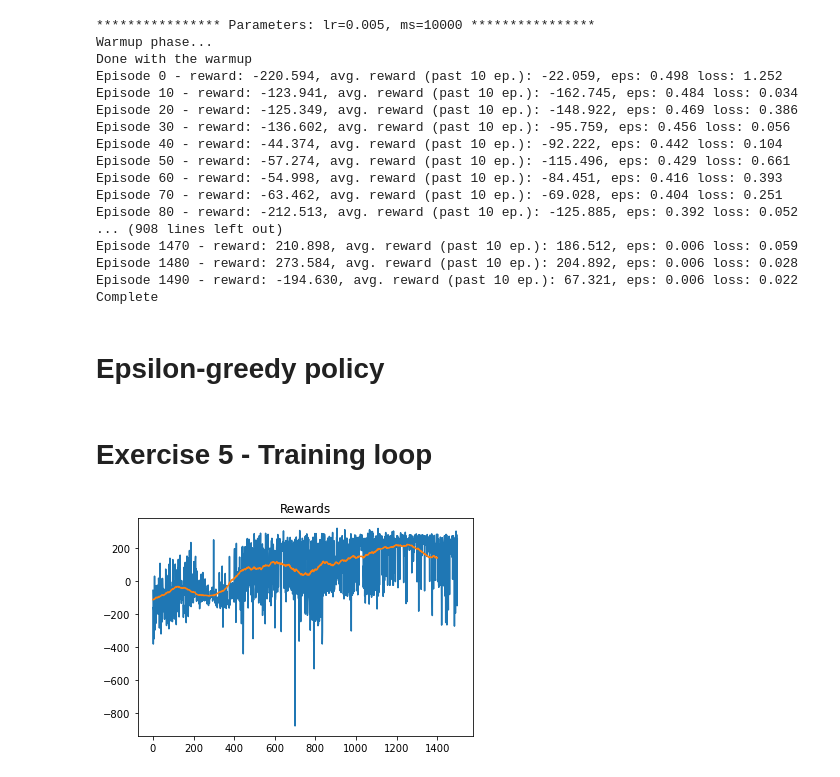
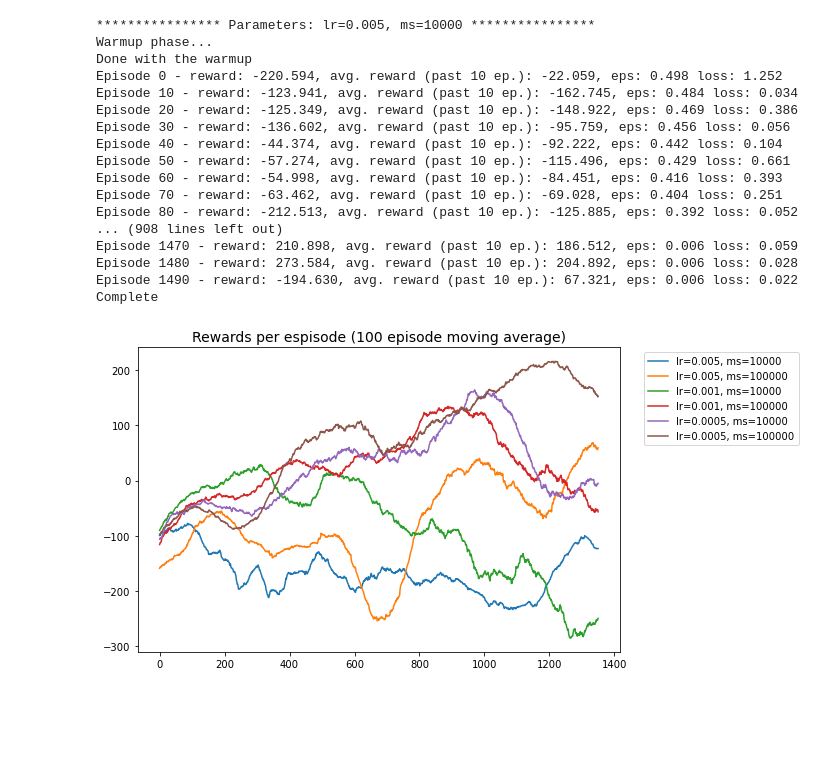
Before and after one commit to sddiener/DRL_coursework, a Jupyter notebook: Task_2_DQN/DQN Manual HP.ipynb, the cells around one changed output. Cells and saved outputs as stored; diff of their text form; code cells hidden in the pictures; blank space fills up the shorter version.

Commit message:
HP visualization DQN

```diff
--- a/Task_2_DQN/DQN Manual HP.ipynb
+++ b/Task_2_DQN/DQN Manual HP.ipynb
@@ -280,16 +280,20 @@ Complete
 # save data_list
 with open('data_list.pkl', 'wb') as f:
     pkl.dump(data_list, f)
-# %% [markdown]
-# Epsilon-greedy policy
-# %% [markdown]
-# Exercise 5 - Training loop
-# %%
-plt.plot(rewards_history, '-')
-# add 100 episode moving average
-avg_rewards_history = np.convolve(rewards_history, np.ones((100,))/100, mode='valid')
-plt.plot(avg_rewards_history, '-')
-plt.title('Rewards')
-plt.show()
-# %% [output]
-[figure, removed]
+# %%
+# load data_lsit
+with open('data_list.pkl', 'rb') as f:
+    data_list = pkl.load(f)
+# %%
+# plot all data
+plt.figure(figsize=(10,5))
+for data in data_list:
+    i, lr, ms, rewards_history = data
+    avg_rewards_history = np.convolve(rewards_history[i-1], np.ones((150,))/150, mode='valid')
+    plt.plot(avg_rewards_history, label='lr={}, ms={}'.format(lr, ms))
+plt.title('Rewards per espisode (100 episode moving average)', fontsize=14)
+plt.legend(bbox_to_anchor=(1.04,1), loc="upper left")
+plt.tight_layout()
+plt.show()
+# %% [output]
+[figure, added]
```
